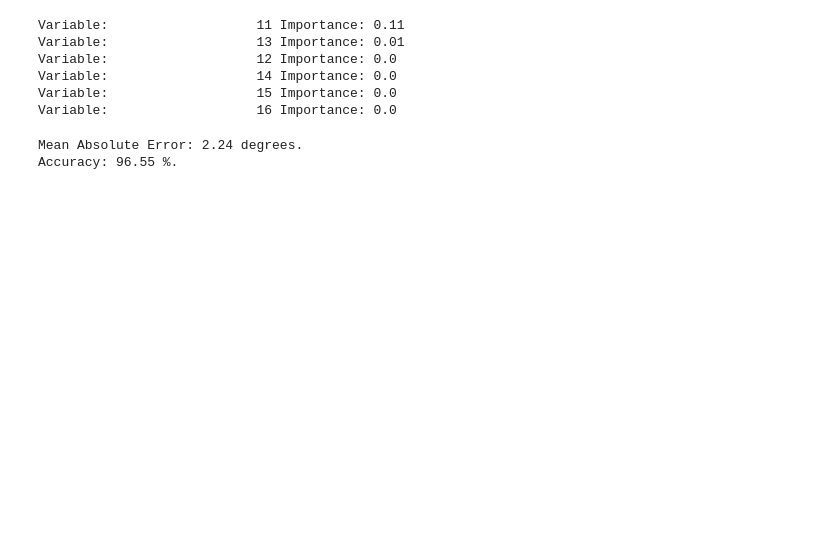
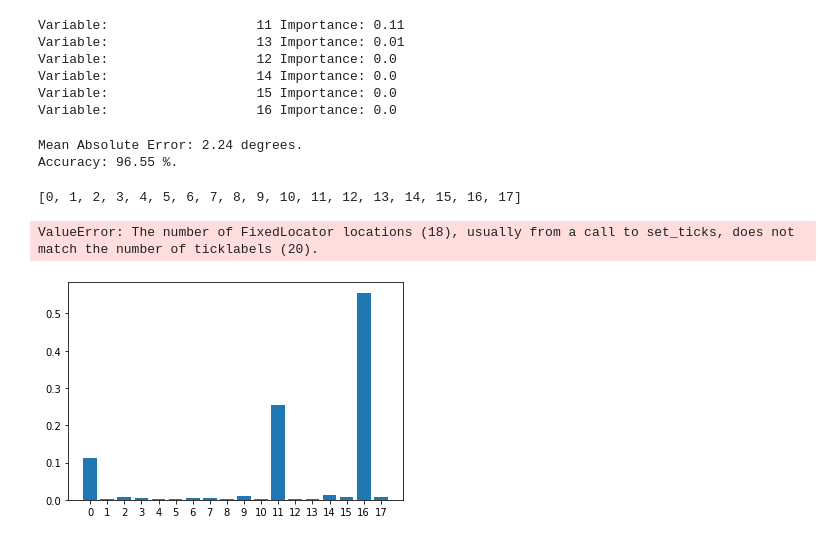
Before and after one commit to xu842251462/cs542FinalProject, a Jupyter notebook: CS542-Final-main/Code/src/randomForestPrediction.ipynb, the cells around one changed output. Saved outputs shown, nothing was run; the diff lists cells and outputs as text; code cells hidden in the pictures; blank space fills up the shorter version.

Commit message:
update randomForestPrediction.ipynb graph

```diff
--- a/CS542-Final-main/Code/src/randomForestPrediction.ipynb
+++ b/CS542-Final-main/Code/src/randomForestPrediction.ipynb
@@ -210,19 +211,23 @@ print('Accuracy:', round(accuracy, 2), '%.')
 Mean Absolute Error: 2.24 degrees.
 Accuracy: 96.55 %.
 # %%
-# import matplotlib.pyplot as plt
-#
-# x_value = list(range(len(importances)))
-# print(x_value)
-#
-# plt.bar(x_value, importances, orientation = 'vertical')
-#
-# plt.xticks(x_value, testing_data, rotation = 6)
-#
-# plt.ylabel('importance');
-# plt.xlable('Variable');
-# plt.title('Variable Importance');
-# plt.show()
+import matplotlib.pyplot as plt
+
+x_value = list(range(len(importances)))
+print(x_value)
+
+plt.bar(x_value, importances, orientation = 'vertical')
+
+plt.xticks(x_value, testing_data, rotation = 6)
+
+plt.ylabel('importance');
+plt.xlable('Variable');
+plt.title('Variable Importance');
+plt.show()
+# %% [output]
+[0, 1, 2, 3, 4, 5, 6, 7, 8, 9, 10, 11, 12, 13, 14, 15, 16, 17]
+ValueError: The number of FixedLocator locations (18), usually from a call to set_ticks, does not match the number of ticklabels (20).
+[figure, added]
 # %%
 losses = []
 # calculate the percentage
```
Also changed, not shown: parts of 6 cells of this notebook, 1 other file.
